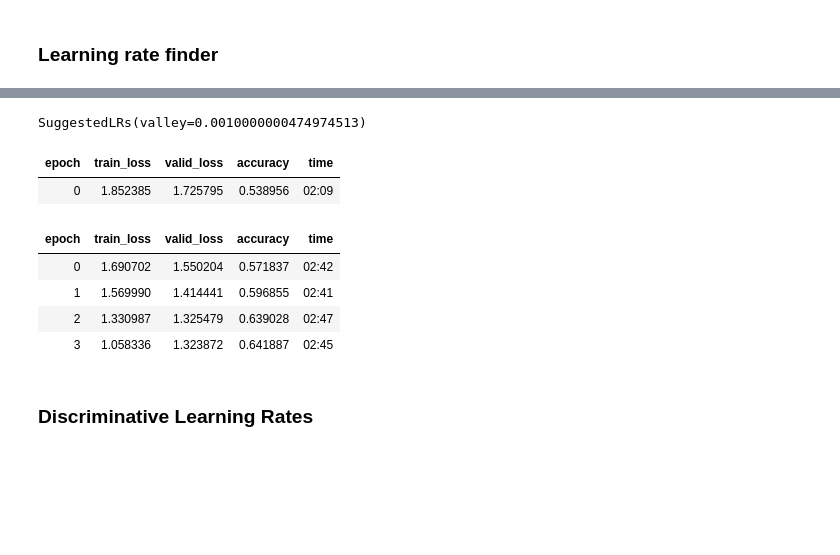
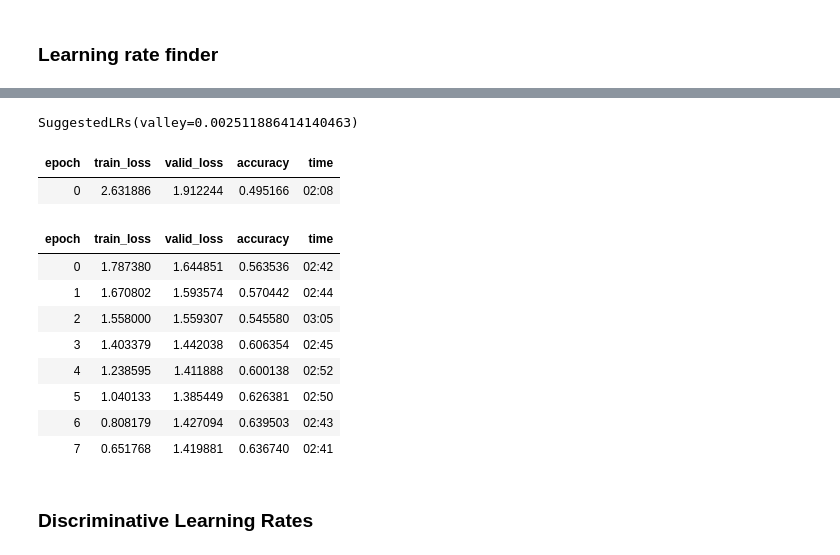
Before and after one commit to JesusTrj/FastFit_AI, a Jupyter notebook: Development/NB_Clothing_Classification_Training.ipynb, the cells around one changed output, grey strips where cells are left out. Drawn from its saved outputs; the diff is of its cells as text; code cells hidden in the pictures; blank space fills up the shorter version.

```diff
--- a/Development/NB_Clothing_Classification_Training.ipynb
+++ b/Development/NB_Clothing_Classification_Training.ipynb
@@ -57,7 +78,7 @@ df[df["image_name"].isin(train_list)].drop("garment_type",axis=1).to_csv("../Dat
 # %% [markdown]
 ## Image Load
 # %%
-PATH = "../Dataset/DeepFashion_DS/"
+PATH = "../Dataset/"
 TRAINING_PATH = "train_list.csv"
 
 data = ImageDataLoaders.from_csv(PATH, csv_fname=TRAINING_PATH,
@@ -98,4 +122,4 @@ lr_steep = learn.lr_find()
 # %%
 lr_steep
 # %% [output]
-SuggestedLRs(valley=0.0010000000474974513)
+SuggestedLRs(valley=0.002511886414140463)
@@ -102,12 +129,16 @@ SuggestedLRs(valley=0.0010000000474974513)
 # %%
-learn.fine_tune(4, base_lr=5e-3)
+learn.fine_tune(8, base_lr=5e-3)
 # %% [output]
 | epoch | train_loss | valid_loss | accuracy | time |
-| 0 | 1.852385 | 1.725795 | 0.538956 | 02:09 |
+| 0 | 2.631886 | 1.912244 | 0.495166 | 02:08 |
 | epoch | train_loss | valid_loss | accuracy | time |
-| 0 | 1.690702 | 1.550204 | 0.571837 | 02:42 |
-| 1 | 1.569990 | 1.414441 | 0.596855 | 02:41 |
-| 2 | 1.330987 | 1.325479 | 0.639028 | 02:47 |
-| 3 | 1.058336 | 1.323872 | 0.641887 | 02:45 |
+| 0 | 1.787380 | 1.644851 | 0.563536 | 02:42 |
+| 1 | 1.670802 | 1.593574 | 0.570442 | 02:44 |
+| 2 | 1.558000 | 1.559307 | 0.545580 | 03:05 |
+| 3 | 1.403379 | 1.442038 | 0.606354 | 02:45 |
+| 4 | 1.238595 | 1.411888 | 0.600138 | 02:52 |
+| 5 | 1.040133 | 1.385449 | 0.626381 | 02:50 |
+| 6 | 0.808179 | 1.427094 | 0.639503 | 02:43 |
+| 7 | 0.651768 | 1.419881 | 0.636740 | 02:41 |
 # %% [markdown]
 ### Discriminative Learning Rates
```
Also changed, not shown: parts of 17 cells of this notebook, 2 other files.
